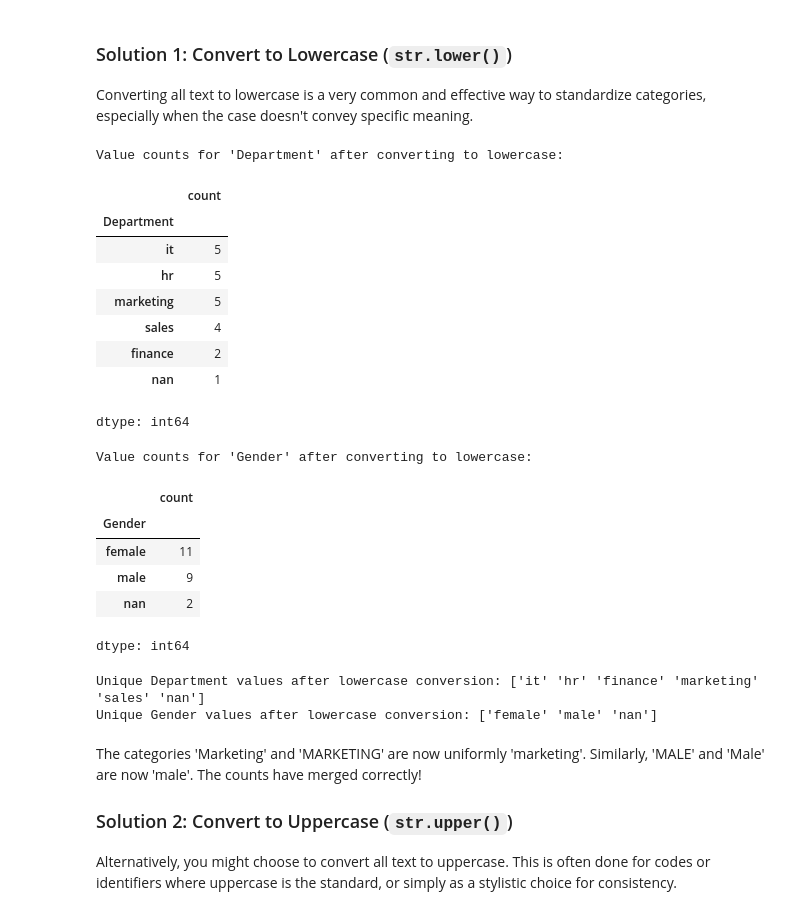
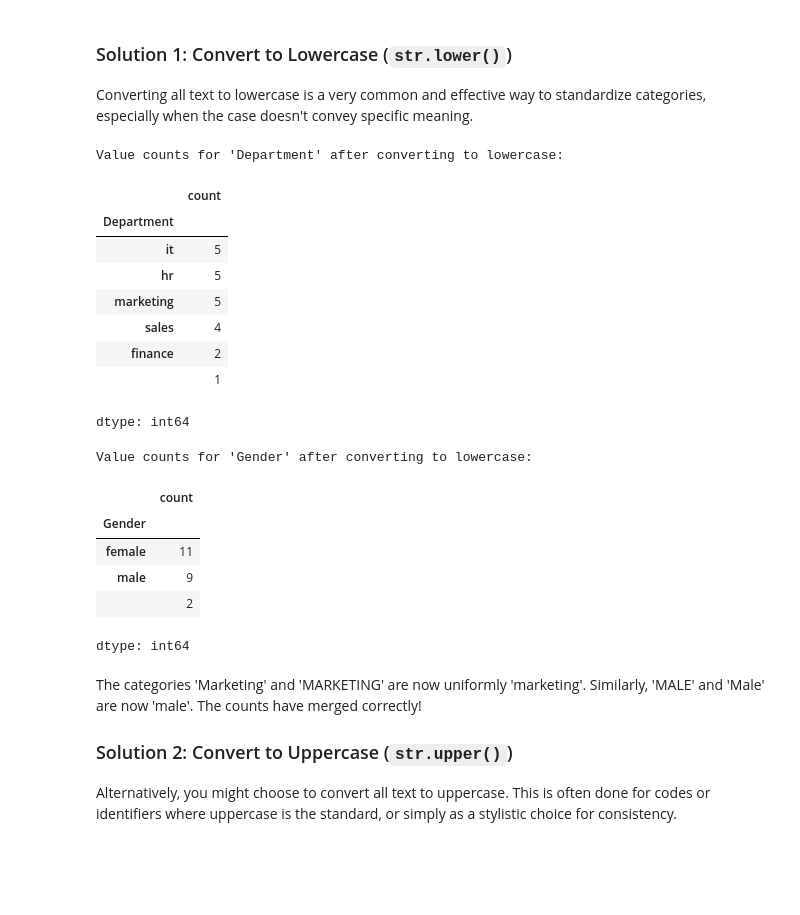
Before and after one commit to Mohamad-Selawy/Data-Analysis, a Jupyter notebook: Data Analysis/Level 1/4_Data_Quality_&_Cleaning.ipynb, the cells around one changed output. Cells and saved outputs as stored; diff of their text form; code cells hidden in the pictures; blank space fills up the shorter version.

```diff
--- a/Data Analysis/Level 1/4_Data_Quality_&_Cleaning.ipynb
+++ b/Data Analysis/Level 1/4_Data_Quality_&_Cleaning.ipynb
@@ -942,3 +909,11 @@ dtype: int64
+# %%
+df_casing = df.copy()
+
+df_casing['Department'] = df_casing['Department'].fillna('')
+df_casing['Gender'] = df_casing['Gender'].fillna('')
+
+df_casing['Department'] = df_casing['Department'].str.strip()
+df_casing['Gender'] = df_casing['Gender'].str.strip()
 # %% [markdown]
 Now that whitespace is handled, let's standardize the casing.
 # %% [markdown]
@@ -948,38 +923,32 @@ Converting all text to lowercase is a very common and effective way to standardi
 # %%
 df_lower = df_casing.copy()
 
 # Convert Department and Gender to lowercase
 df_lower['Department'] = df_lower['Department'].str.lower()
 df_lower['Gender'] = df_lower['Gender'].str.lower()
 
 print("Value counts for 'Department' after converting to lowercase:")
-display(df_lower['Department'].value_counts(dropna=False))
+display(df_lower['Department'].value_counts())
 print("\nValue counts for 'Gender' after converting to lowercase:")
-display(df_lower['Gender'].value_counts(dropna=False))
-
-# ✅ Validation: Check if the original issues are resolved
-print("\nUnique Department values after lowercase conversion:", df_lower['Department'].dropna().unique())
-print("Unique Gender values after lowercase conversion:", df_lower['Gender'].dropna().unique())
+display(df_lower['Gender'].value_counts())
 # %% [output]
 Value counts for 'Department' after converting to lowercase:
 |  | count |
 | Department |  |
 | it | 5 |
 | hr | 5 |
 | marketing | 5 |
 | sales | 4 |
 | finance | 2 |
-| nan | 1 |
+|  | 1 |
 dtype: int64
 Value counts for 'Gender' after converting to lowercase:
 |  | count |
 | Gender |  |
 | female | 11 |
 | male | 9 |
-| nan | 2 |
+|  | 2 |
 dtype: int64
-Unique Department values after lowercase conversion: ['it' 'hr' 'finance' 'marketing' 'sales' 'nan']
-Unique Gender values after lowercase conversion: ['female' 'male' 'nan']
 # %% [markdown]
 The categories 'Marketing' and 'MARKETING' are now uniformly 'marketing'. Similarly, 'MALE' and 'Male' are now 'male'. The counts have merged correctly!
 
```
Also changed, not shown: parts of 20 cells of this notebook.
